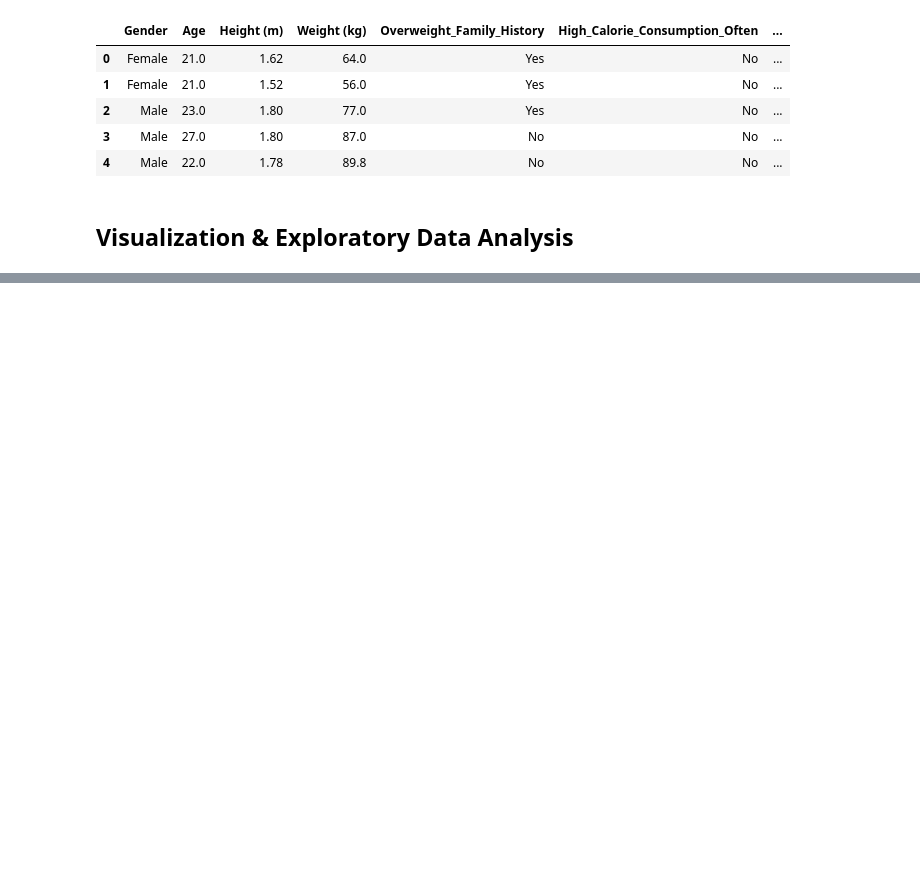
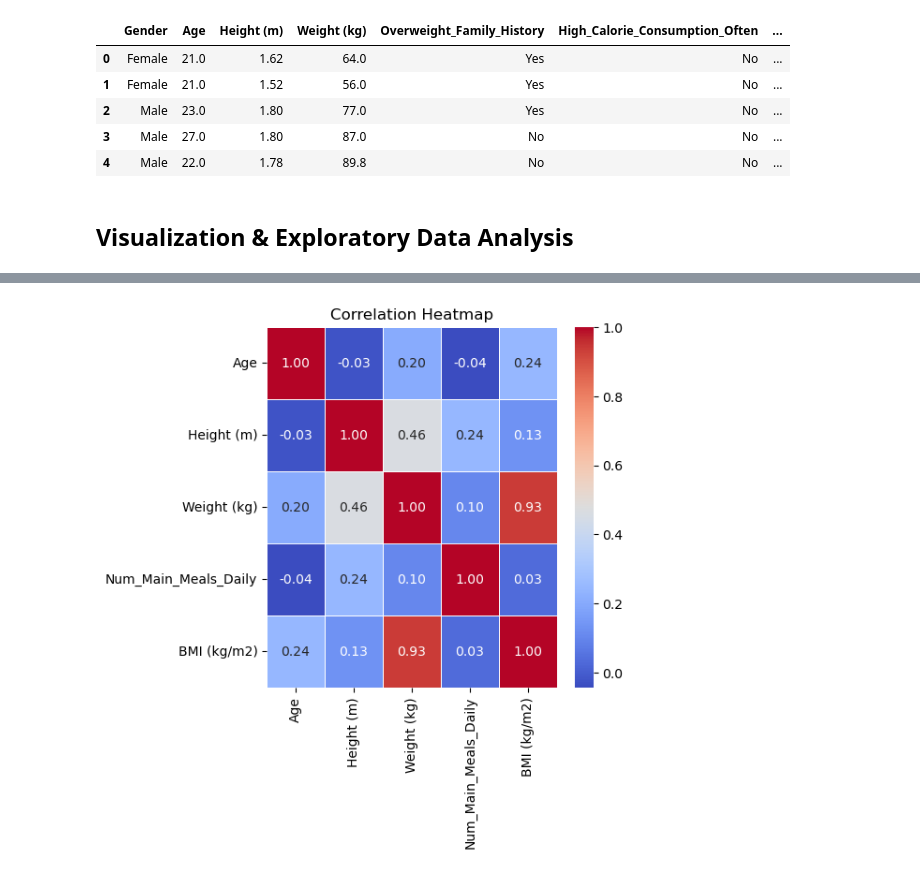
Before and after one commit to natalieseah/MLFinalProject, a Jupyter notebook: DS 6021 Final Project.ipynb, the cells around one changed output, grey strips where cells are left out. Cells and saved outputs as stored; diff of their text form; code cells hidden in the pictures; blank space fills up the shorter version.

```diff
--- a/DS 6021 Final Project.ipynb
+++ b/DS 6021 Final Project.ipynb
@@ -58,0 +64,4 @@ df.head(5)
+# %%
+numeric = df[['Age', 'Height (m)', 'Weight (kg)', 'Num_Main_Meals_Daily', 'BMI (kg/m2)']]
+num_corr = numeric.corr()
+num_corr
@@ -58,0 +75,7 @@ df.head(5)
+# %%
+plt.figure(figsize=(5, 5))
+sns.heatmap(num_corr, annot=True, cmap='coolwarm', fmt='.2f', linewidths=.5)
+plt.title('Correlation Heatmap')
+plt.show()
+# %% [output]
+[figure, added]
```
Also changed, not shown: parts of 11 cells of this notebook.
